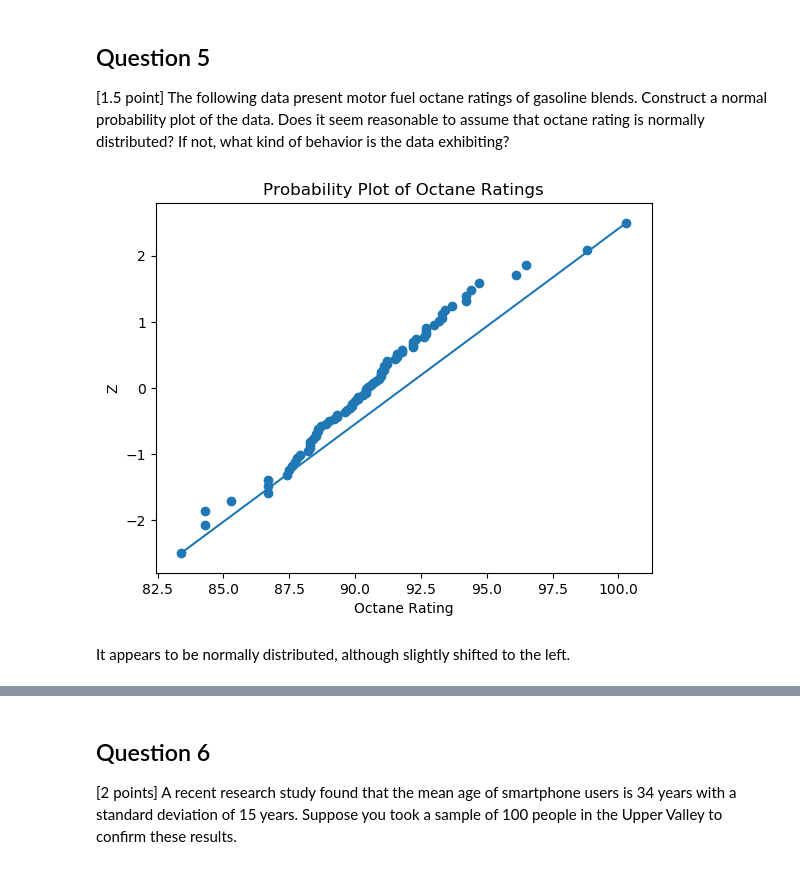
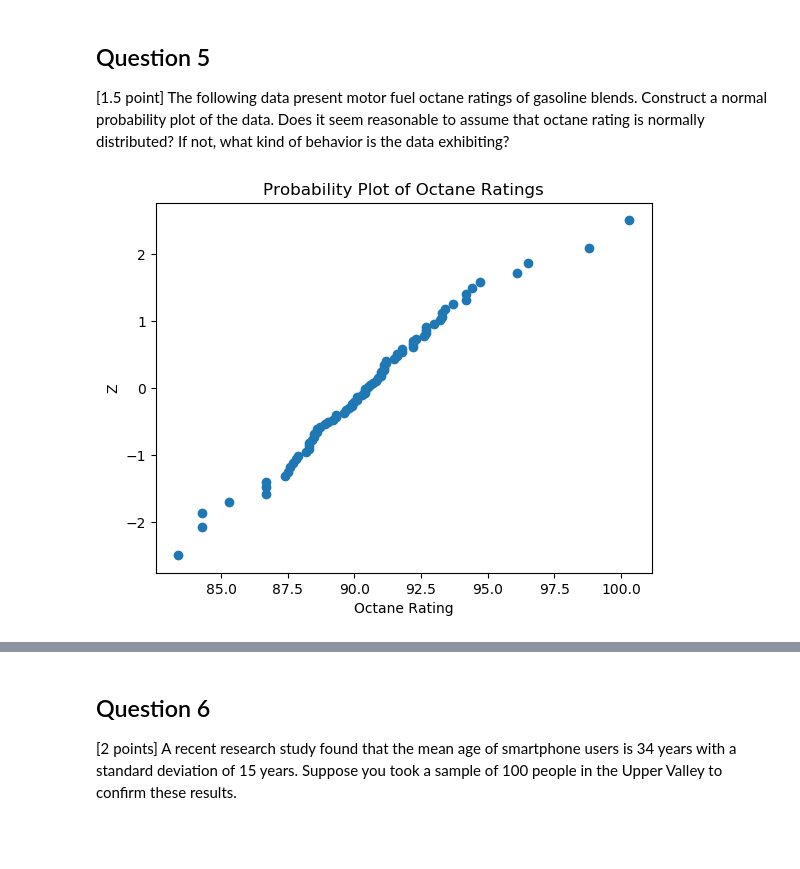
Before and after one commit to Camty1/engs93, a Jupyter notebook: hw2/hw2.ipynb, the cells around one changed output, grey strips where cells are left out. Saved outputs shown, nothing was run; the diff lists cells and outputs as text; code cells hidden in the pictures; blank space fills up the shorter version.

```diff
--- a/hw2/hw2.ipynb
+++ b/hw2/hw2.ipynb
@@ -216,21 +217,18 @@ By reducing the sample size, you reduce the accuracy of point estimates.  The sa
 # %%
 q_5_file = open("datafiles/q5.dat", "r")
 q_5_dat = sorted([float(x) for x in q_5_file.read().split(",")])
 q_5_np = np.array(q_5_dat)
 n = len(q_5_dat)
 ppf = np.zeros(n, dtype=float)
 z = np.zeros(n, dtype=float)
 for i in range(n):
     ppf[i] = (i + 0.5) / n
     z[i] = norm.ppf(ppf[i])
 
-plt.plot(q_5_np[[0, -1]], z[[0, -1]])
 plt.scatter(q_5_np, z)
 plt.title("Probability Plot of Octane Ratings")
 plt.xlabel("Octane Rating")
 plt.ylabel("Z")
 plt.show()
 # %% [output]
-[figure, old version]
+[figure, new version]
-# %% [markdown]
-It appears to be normally distributed, although slightly shifted to the left.
```
Also changed, not shown: parts of 13 cells of this notebook, 14 other files.
